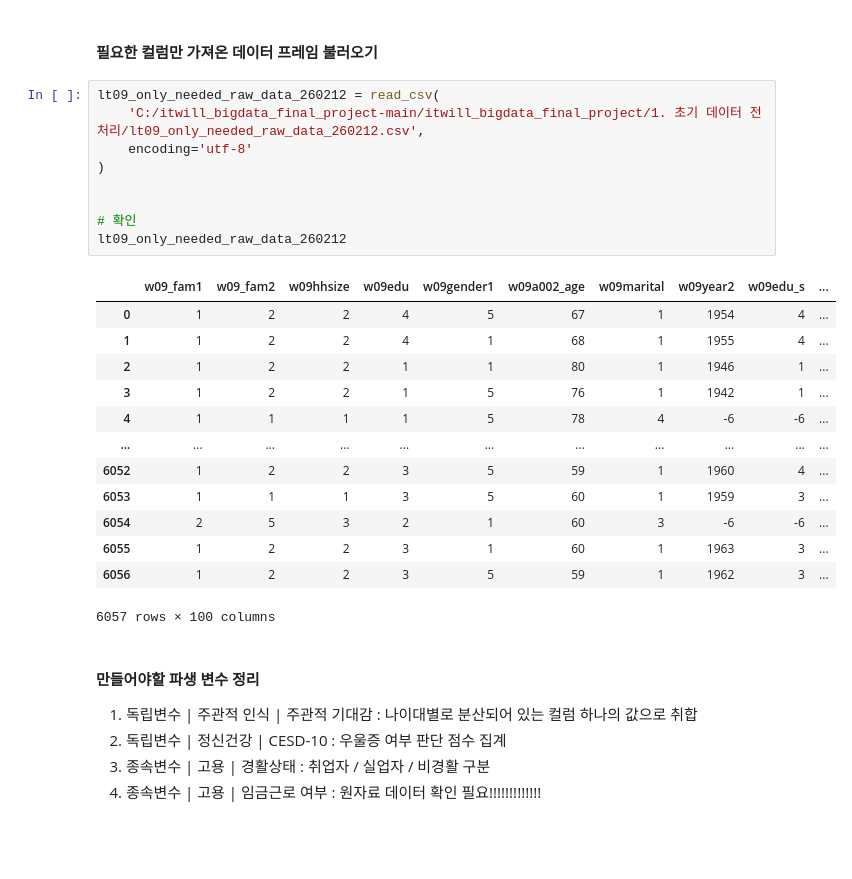
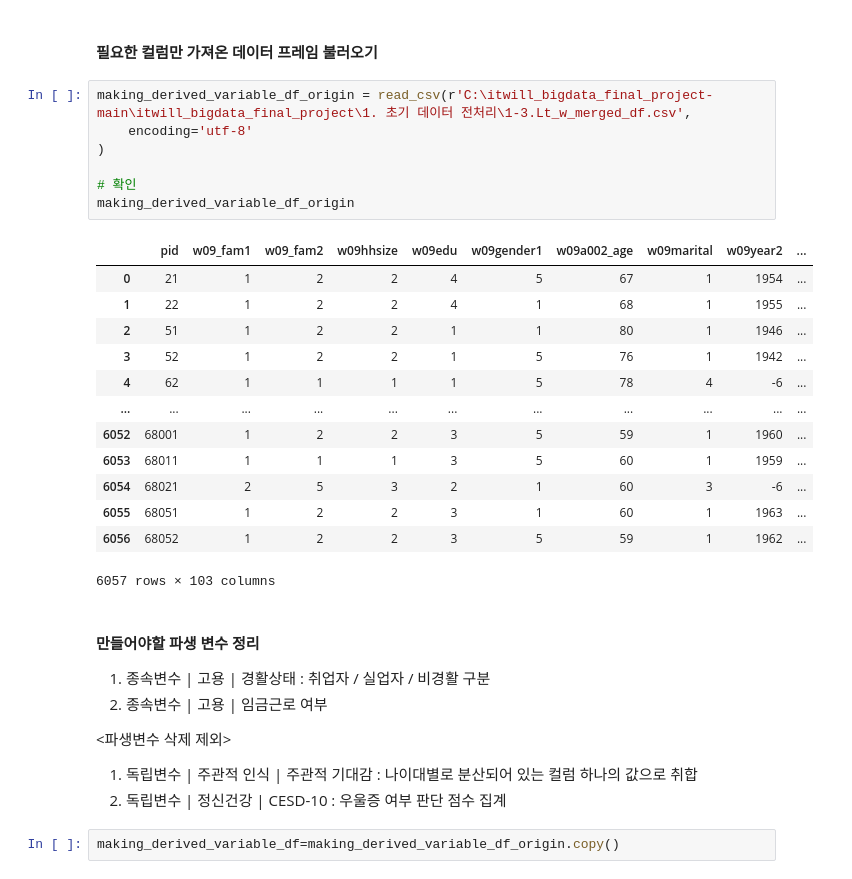
Before and after one commit to BoheeJeong/itwill_bigdata_final_project, a Jupyter notebook: 1. 초기 데이터 전처리/2. 파생변수 만들기_260213.ipynb, the cells around one changed output. Saved outputs shown, nothing was run; the diff lists cells and outputs as text; blank space fills up the shorter version.

```diff
--- a/1. 초기 데이터 전처리/2. 파생변수 만들기_260213.ipynb
+++ b/1. 초기 데이터 전처리/2. 파생변수 만들기_260213.ipynb
@@ -7,31 +7,34 @@ from pandas import DataFrame, read_csv, read_excel
 # %% [markdown]
 #### 필요한 컬럼만 가져온 데이터 프레임 불러오기
 # %%
-lt09_only_needed_raw_data_260212 = read_csv(
-    'C:/itwill_bigdata_final_project-main/itwill_bigdata_final_project/1. 초기 데이터 전처리/lt09_only_needed_raw_data_260212.csv',
+making_derived_variable_df_origin = read_csv(r'C:\itwill_bigdata_final_project-main\itwill_bigdata_final_project\1. 초기 데이터 전처리\1-3.Lt_w_merged_df.csv',
     encoding='utf-8'
 )
 
-
 # 확인
-lt09_only_needed_raw_data_260212
+making_derived_variable_df_origin
 # %% [output]
-|  | w09_fam1 | w09_fam2 | w09hhsize | w09edu | w09gender1 | w09a002_age | w09marital | w09year2 | w09edu_s | ... |
-| 0 | 1 | 2 | 2 | 4 | 5 | 67 | 1 | 1954 | 4 | ... |
-| 1 | 1 | 2 | 2 | 4 | 1 | 68 | 1 | 1955 | 4 | ... |
-| 2 | 1 | 2 | 2 | 1 | 1 | 80 | 1 | 1946 | 1 | ... |
-| 3 | 1 | 2 | 2 | 1 | 5 | 76 | 1 | 1942 | 1 | ... |
-| 4 | 1 | 1 | 1 | 1 | 5 | 78 | 4 | -6 | -6 | ... |
+|  | pid | w09_fam1 | w09_fam2 | w09hhsize | w09edu | w09gender1 | w09a002_age | w09marital | w09year2 | ... |
+| 0 | 21 | 1 | 2 | 2 | 4 | 5 | 67 | 1 | 1954 | ... |
+| 1 | 22 | 1 | 2 | 2 | 4 | 1 | 68 | 1 | 1955 | ... |
+| 2 | 51 | 1 | 2 | 2 | 1 | 1 | 80 | 1 | 1946 | ... |
+| 3 | 52 | 1 | 2 | 2 | 1 | 5 | 76 | 1 | 1942 | ... |
+| 4 | 62 | 1 | 1 | 1 | 1 | 5 | 78 | 4 | -6 | ... |
 | ... | ... | ... | ... | ... | ... | ... | ... | ... | ... | ... |
-| 6052 | 1 | 2 | 2 | 3 | 5 | 59 | 1 | 1960 | 4 | ... |
-| 6053 | 1 | 1 | 1 | 3 | 5 | 60 | 1 | 1959 | 3 | ... |
-| 6054 | 2 | 5 | 3 | 2 | 1 | 60 | 3 | -6 | -6 | ... |
-| 6055 | 1 | 2 | 2 | 3 | 1 | 60 | 1 | 1963 | 3 | ... |
-| 6056 | 1 | 2 | 2 | 3 | 5 | 59 | 1 | 1962 | 3 | ... |
+| 6052 | 68001 | 1 | 2 | 2 | 3 | 5 | 59 | 1 | 1960 | ... |
+| 6053 | 68011 | 1 | 1 | 1 | 3 | 5 | 60 | 1 | 1959 | ... |
+| 6054 | 68021 | 2 | 5 | 3 | 2 | 1 | 60 | 3 | -6 | ... |
+| 6055 | 68051 | 1 | 2 | 2 | 3 | 1 | 60 | 1 | 1963 | ... |
+| 6056 | 68052 | 1 | 2 | 2 | 3 | 5 | 59 | 1 | 1962 | ... |
-6057 rows × 100 columns
+6057 rows × 103 columns
 # %% [markdown]
 #### 만들어야할 파생 변수 정리
+1. 종속변수 | 고용 | 경활상태 : 취업자 / 실업자 / 비경활 구분
+2. 종속변수 | 고용 | 임금근로 여부
+
+
+<파생변수 삭제 제외>
 1. 독립변수 | 주관적 인식 | 주관적 기대감 : 나이대별로 분산되어 있는 컬럼 하나의 값으로 취합
 2. 독립변수 | 정신건강 | CESD-10 : 우울증 여부 판단 점수 집계
-3. 종속변수 | 고용 | 경활상태 : 취업자 / 실업자 / 비경활 구분
-4. 종속변수 | 고용 | 임금근로 여부 : 원자료 데이터 확인 필요!!!!!!!!!!!!!
+# %%
+making_derived_variable_df=making_derived_variable_df_origin.copy()
```
Also changed, not shown: parts of 7 cells of this notebook, 26 other files.
